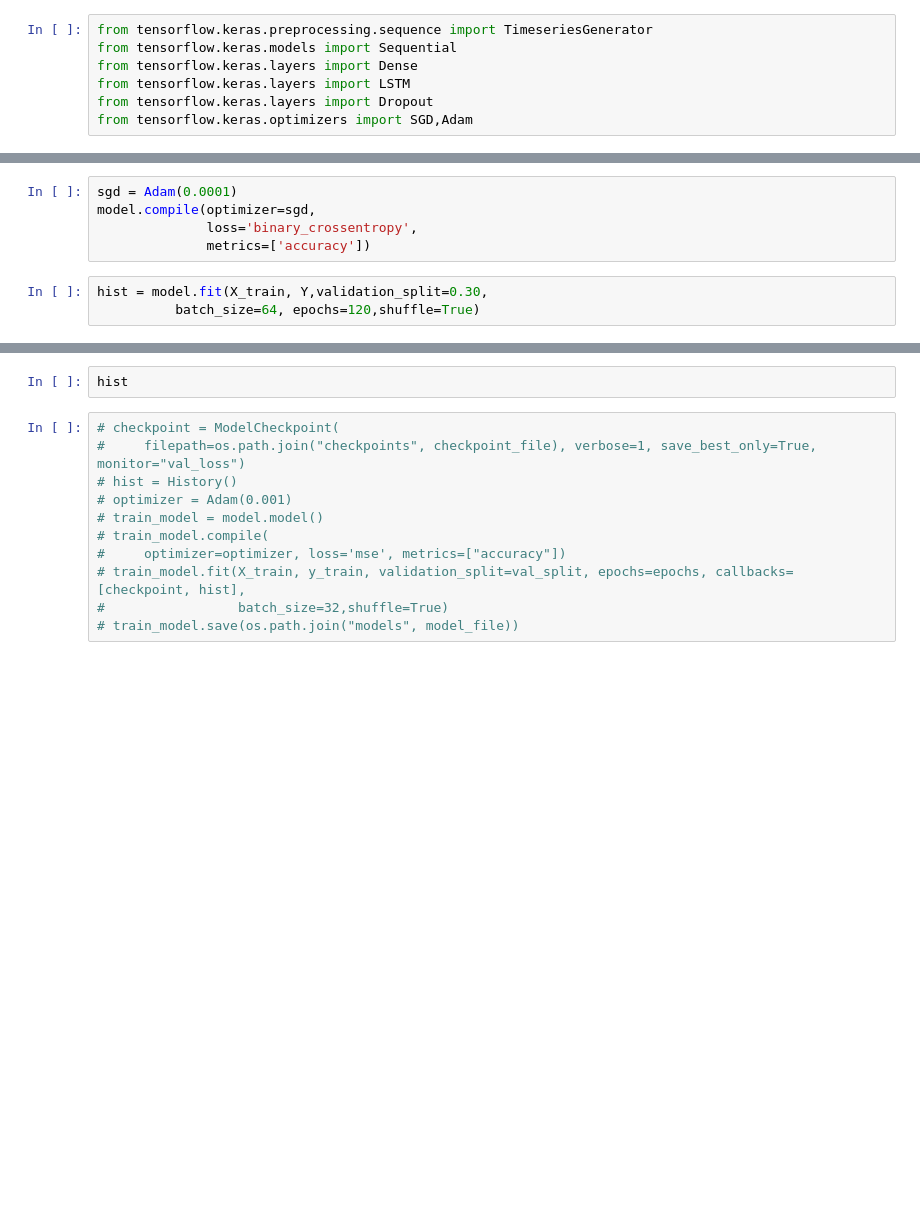
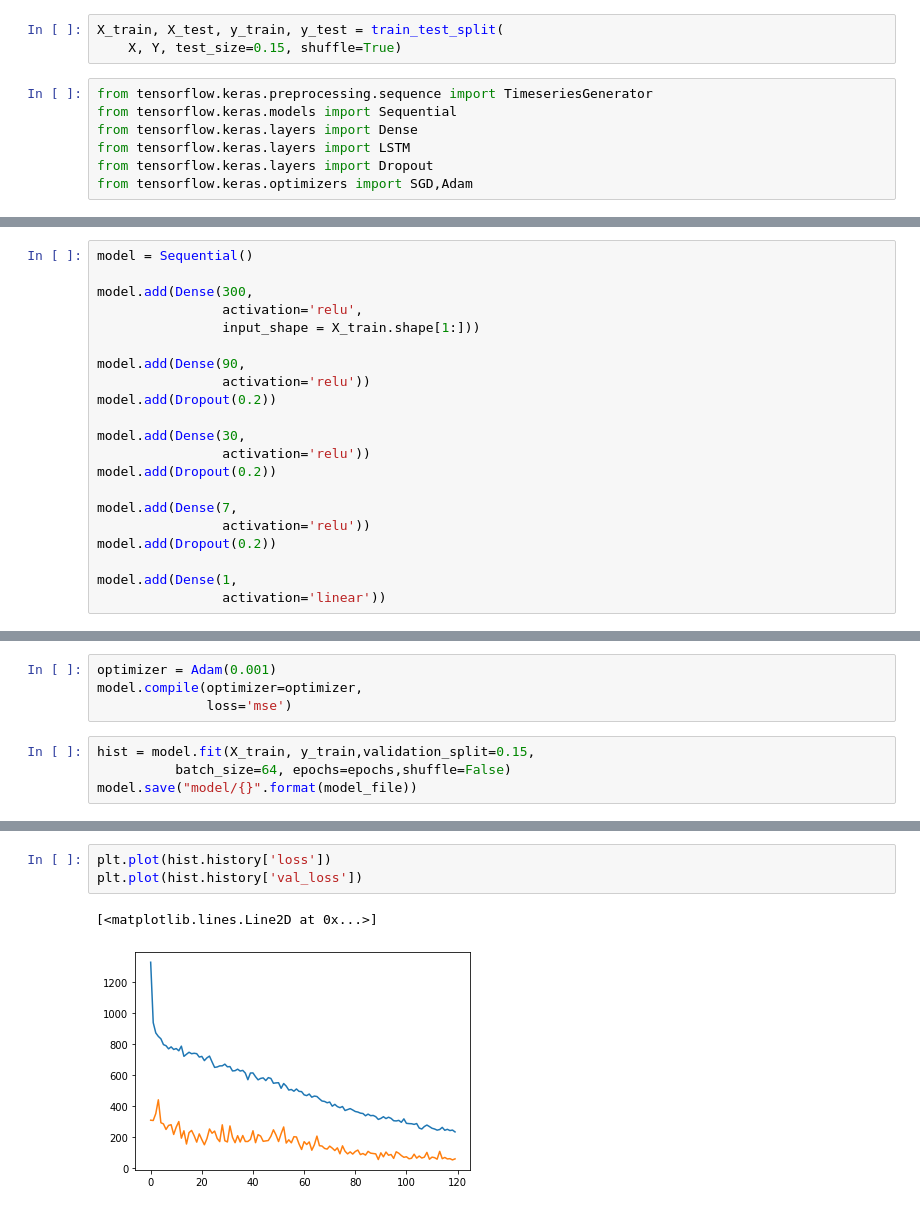
Before and after one commit to phakawatTER/EE-PROJECT, a Jupyter notebook: train_model.ipynb, the cells around one changed output, grey strips where cells are left out. Saved outputs shown, nothing was run; the diff lists cells and outputs as text; blank space fills up the shorter version.

Commit message:
change model structure

```diff
--- a/train_model.ipynb
+++ b/train_model.ipynb
@@ -74,3 +49,6 @@ array([[0.5       , 0.90909091, 0.        , 0.        ],
+# %%
+X_train, X_test, y_train, y_test = train_test_split(
+    X, Y, test_size=0.15, shuffle=True)
 # %%
 from tensorflow.keras.preprocessing.sequence import TimeseriesGenerator
 from tensorflow.keras.models import Sequential
@@ -90,0 +59,21 @@ Colocations handled automatically by placer.
+# %%
+model = Sequential()
+
+model.add(Dense(300,
+                activation='relu',
+                input_shape = X_train.shape[1:]))
+
+model.add(Dense(90,
+                activation='relu'))
+model.add(Dropout(0.2))
+
+model.add(Dense(30,
+                activation='relu'))
+model.add(Dropout(0.2))
+
+model.add(Dense(7,
+                activation='relu'))
+model.add(Dropout(0.2))
+
+model.add(Dense(1,
+                activation='linear'))
@@ -91,9 +84,9 @@ Colocations handled automatically by placer.
 # %%
-sgd = Adam(0.0001)
-model.compile(optimizer=sgd,
-              loss='binary_crossentropy',
-              metrics=['accuracy'])
+optimizer = Adam(0.001)
+model.compile(optimizer=optimizer,
+              loss='mse')
 # %%
-hist = model.fit(X_train, Y,validation_split=0.30,
-          batch_size=64, epochs=120,shuffle=True)
+hist = model.fit(X_train, y_train,validation_split=0.15,
+          batch_size=64, epochs=epochs,shuffle=False)
+model.save("model/{}".format(model_file))
 # %% [output]
@@ -118,13 +110,6 @@ KeyboardInterrupt:
-# %%
-hist
-# %%
-# checkpoint = ModelCheckpoint(
-#     filepath=os.path.join("checkpoints", checkpoint_file), verbose=1, save_best_only=True, monitor="val_loss")
-# hist = History()
-# optimizer = Adam(0.001)
-# train_model = model.model()
-# train_model.compile(
-#     optimizer=optimizer, loss='mse', metrics=["accuracy"])
-# train_model.fit(X_train, y_train, validation_split=val_split, epochs=epochs, callbacks=[checkpoint, hist],
-#                 batch_size=32,shuffle=True)
-# train_model.save(os.path.join("models", model_file))
+# %%
+plt.plot(hist.history['loss'])
+plt.plot(hist.history['val_loss'])
+# %% [output]
+[<matplotlib.lines.Line2D at 0x...>]
+[figure, added]
```
Also changed, not shown: parts of 15 cells of this notebook, 6 other files.
